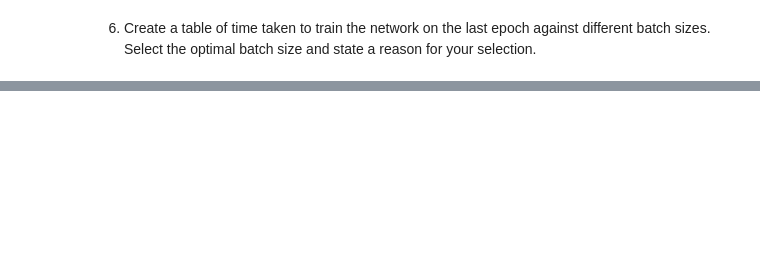
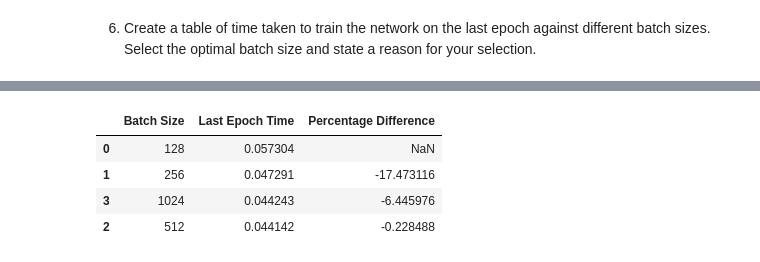
Before and after one commit to advaitbd/SC4001-Assignment, a Jupyter notebook: PartA_2.ipynb, the cells around one changed output, grey strips where cells are left out. Saved outputs shown, nothing was run; the diff lists cells and outputs as text; code cells hidden in the pictures; blank space fills up the shorter version.

```diff
--- a/PartA_2.ipynb
+++ b/PartA_2.ipynb
@@ -262,0 +273,12 @@ df
+# %%
+# Sort df by Last Epoch Time and create a column measuring the percentage difference between each
+
+df = df.sort_values(by=['Last Epoch Time'], ascending=False)
+df['Percentage Difference'] = df['Last Epoch Time'].pct_change()*100
+df
+# %% [output]
+|  | Batch Size | Last Epoch Time | Percentage Difference |
+| 0 | 128 | 0.057304 | NaN |
+| 1 | 256 | 0.047291 | -17.473116 |
+| 3 | 1024 | 0.044243 | -6.445976 |
+| 2 | 512 | 0.044142 | -0.228488 |
```
Also changed, not shown: parts of 6 cells of this notebook, 4 other files.
